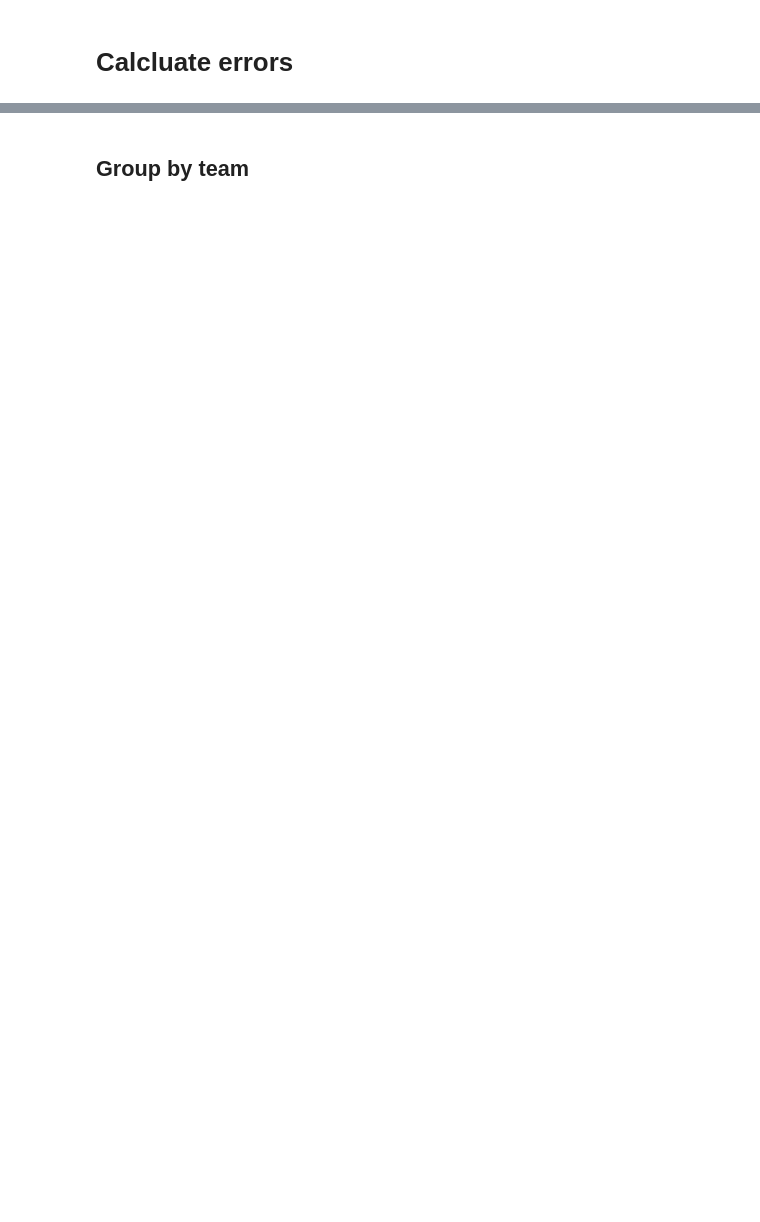
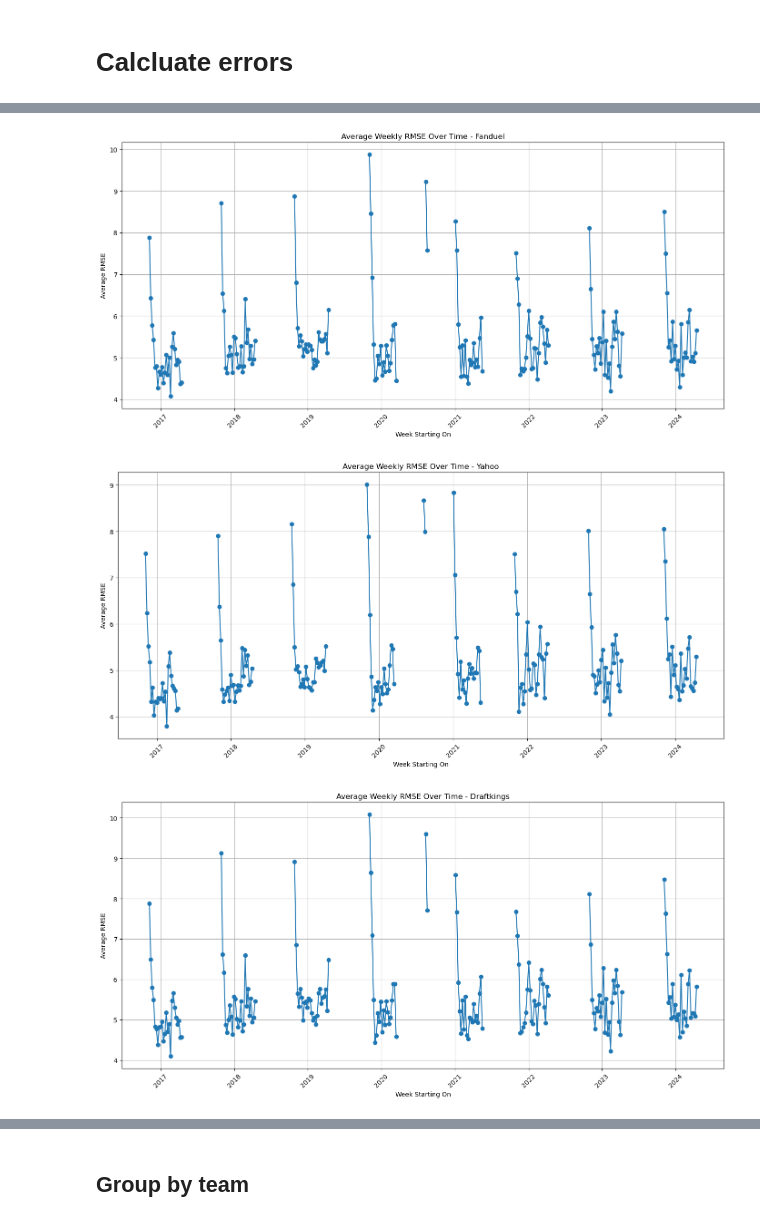
Before and after one commit to tzachpach/final_project_dfs, a Jupyter notebook: analyze_fp_pred.ipynb, the cells around one changed output, grey strips where cells are left out. Drawn from its saved outputs; the diff is of its cells as text; code cells hidden in the pictures; blank space fills up the shorter version.

```diff
--- a/analyze_fp_pred.ipynb
+++ b/analyze_fp_pred.ipynb
@@ -87,0 +103,48 @@ df['fp_draftkings_pct_error'] = abs((df['fp_draftkings'] - df['fp_draftkings_pre
+# %%
+def calculate_mse_per_day(df, platform):
+    mse_per_day = df.groupby('game_date').apply(
+        lambda x: mean_squared_error(x[f'fp_{platform}'], x[f'fp_{platform}_pred'], squared=False)
+    ).reset_index(name='RMSE')
+    return mse_per_day
+
+
+def create_kpi(df, platform, n=10):
+    df[f'{platform}_positions'] = df[f'{platform}_position'].str.split('/')
+    df_exploded = df.explode(f'{platform}_positions')
+    df_exploded.sort_values(by=['game_date', f'{platform}_positions', f'{platform}_salary'], ascending=[True, True, False], inplace=True)
+
+    df_top_players = df_exploded.groupby(['game_date', f'{platform}_positions']).apply(
+        lambda x: x.head(n)
+    ).reset_index(drop=True)
+
+    mse_per_day = calculate_mse_per_day(df_top_players, platform)
+
+    players_positions_per_date = df_top_players.groupby('game_date').apply(
+    lambda x: list(zip(x['player_name'], x[f'{platform}_positions']))).reset_index(name='players_positions')
+
+    mse_per_day_with_players_positions = mse_per_day.merge(players_positions_per_date, on='game_date', how='left')
+    mse_per_day_with_players_positions['n_players'] = mse_per_day_with_players_positions['players_positions'].apply(lambda x: len(set(i[0] for i in x)))
+    return mse_per_day_with_players_positions.set_index('game_date')
+# %%
+res  = {'fanduel': {'daily': create_kpi(df, 'fanduel')},
+'yahoo': {'daily': create_kpi(df, 'yahoo')},
+'draftkings': {'daily': create_kpi(df, 'draftkings')}}
+# %%
+for plat in res.keys():
+    weekly_rmse = res[plat]['daily']['RMSE'].resample('W').mean().reset_index()
+    weekly_rmse.columns = ['week_starting_on', 'average_RMSE']
+
+    res[plat].update({'weekly': weekly_rmse})
+    plt.figure(figsize=(14, 7))
+    plt.plot(weekly_rmse['week_starting_on'], weekly_rmse['average_RMSE'], marker='o')
+    plt.title(f'Average Weekly RMSE Over Time - {plat.title()}')
+    plt.xlabel('Week Starting On')
+    plt.ylabel('Average RMSE')
+    plt.grid(True)
+    plt.xticks(rotation=45)
+    plt.tight_layout()
+    plt.show()
+# %% [output]
+[figure, added]
+[figure, added]
+[figure, added]
```
Also changed, not shown: parts of 11 cells of this notebook, 1 other file.
